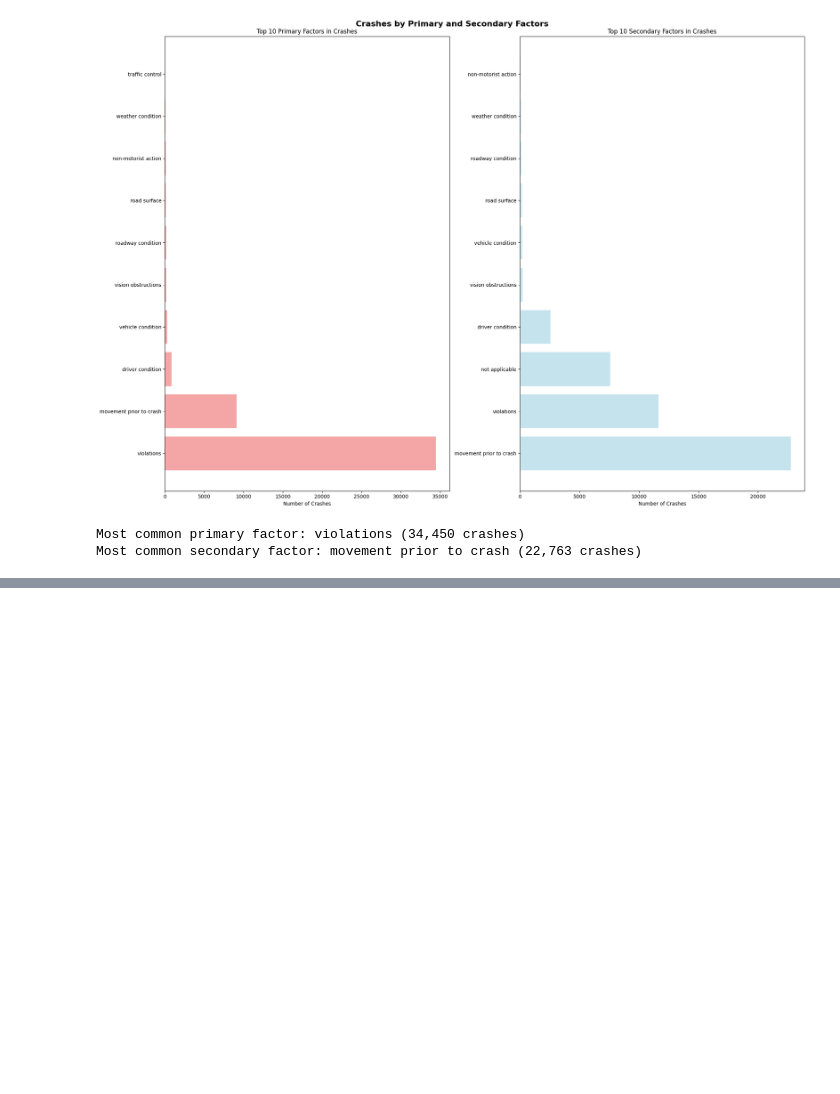
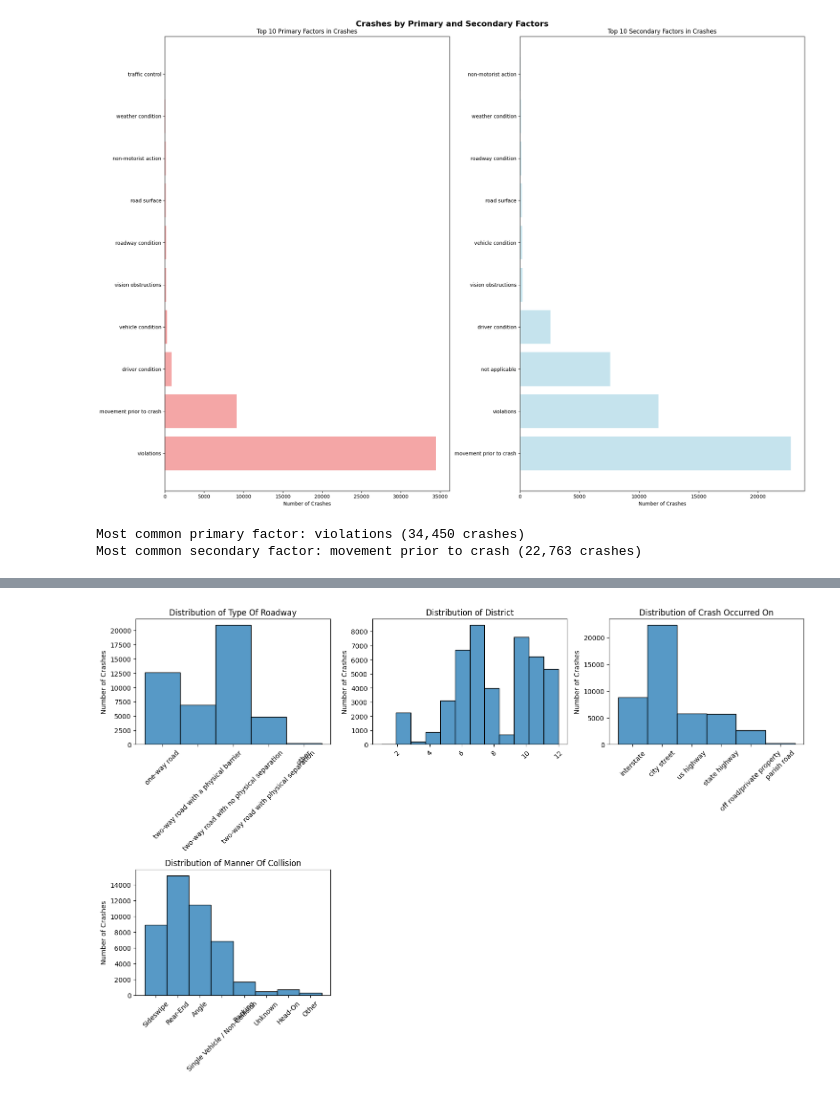
Before and after one commit to ashishkhanal30/dataMining, a Jupyter notebook: visualization.ipynb, the cells around one changed output, grey strips where cells are left out. Cells and saved outputs as stored; diff of their text form; code cells hidden in the pictures; blank space fills up the shorter version.

```diff
--- a/visualization.ipynb
+++ b/visualization.ipynb
@@ -183,0 +224,46 @@ Most common secondary factor: movement prior to crash (22,763 crashes)
+# %%
+def histogram(df: pd.DataFrame, columns: list, grid_cols: int=2):
+    """
+    Creates a grid of histograms for the specified numerical columns.
+
+    Args:
+        df (pd.DataFrame): The DataFrame containing the data.
+        columns (list): A list of column names to plot.
+        grid_cols (int): The number of columns in the subplot grid.
+    """
+    num_plots = len(columns)
+    grid_rows = math.ceil(num_plots/grid_cols)
+
+    fig, axes = plt.subplots(
+        nrows=grid_rows,
+        ncols=grid_cols,
+        figsize=(grid_cols*5, grid_rows*5)
+    )
+
+    axes = axes.flatten() # Axes is 2D, flattening it to 1D
+
+    for i, col in enumerate(columns):
+        ax = axes[i]
+        sns.histplot(
+            data=df,
+            x=col,
+            bins=df[col].max(),
+            # kde=True,
+            ax=ax
+        )
+
+        ax.set_title(f'Distribution of {' '.join(col.split('_')).title()}', fontsize=12)
+        ax.set_xlabel('')
+        ax.tick_params(axis='x', rotation=45)
+        ax.set_ylabel('Number of Crashes')
+
+    # Turn all the axes that haven't been used
+    for i in range(num_plots, len(axes)):
+        axes[i].axis('off')
+
+    plt.tight_layout()
+# %%
+hist_cols = ['type_of_roadway', 'district', 'crash_occurred_on', 'manner_of_collision']
+histogram(df=df, columns=hist_cols, grid_cols=3)
+# %% [output]
+[figure, added]
```
Also changed, not shown: parts of 7 cells of this notebook, 1 other file.
